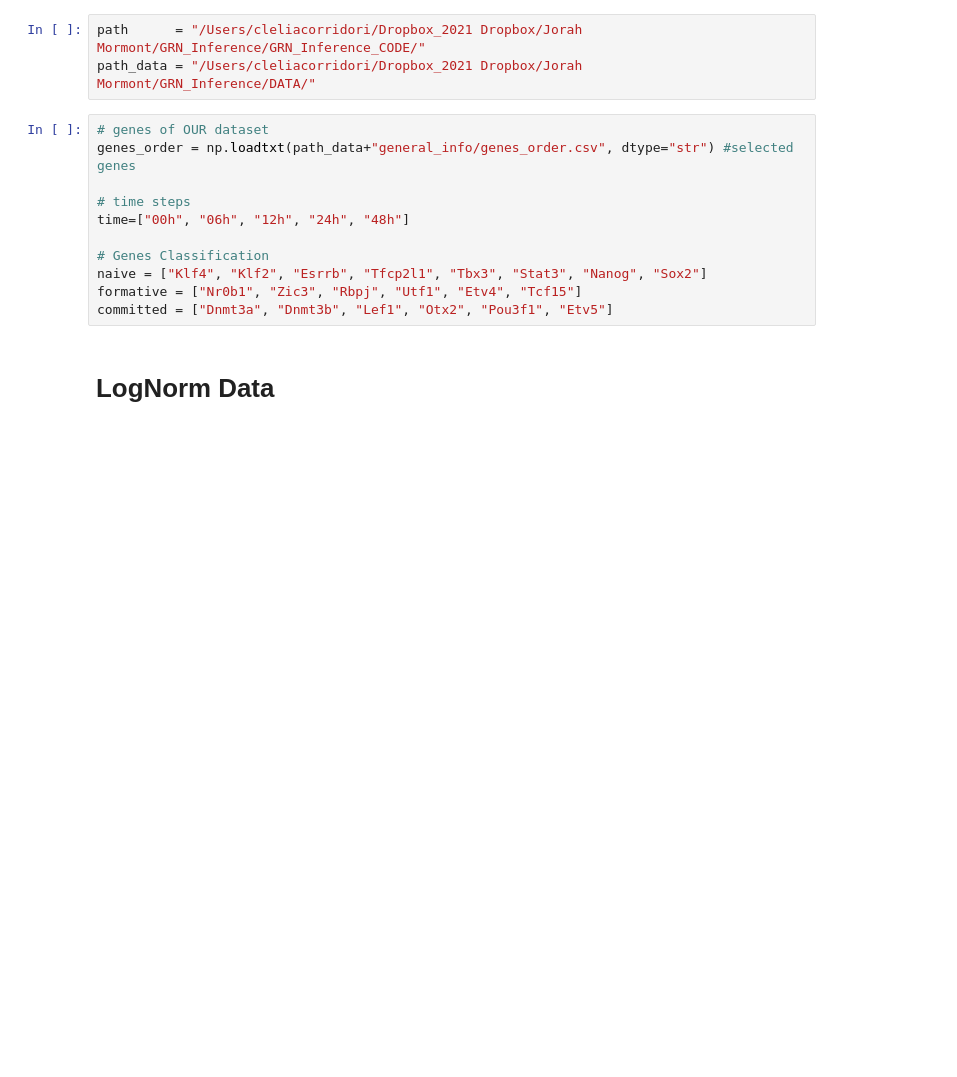
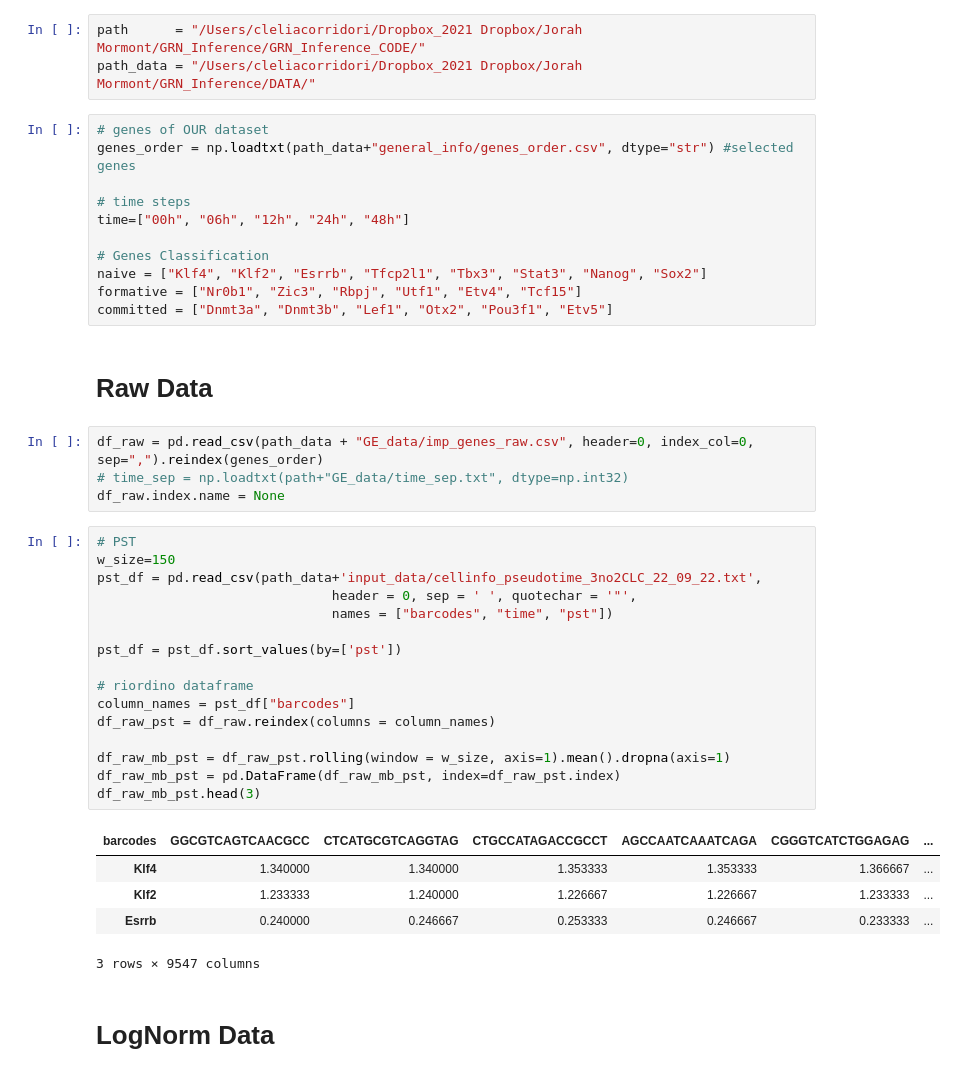
Before and after one commit to CleliaCorridori/GRN_Inference_CODE, a Jupyter notebook: Data_Processing.ipynb, the cells around one changed output. Drawn from its saved outputs; the diff is of its cells as text; blank space fills up the shorter version.

```diff
--- a/Data_Processing.ipynb
+++ b/Data_Processing.ipynb
@@ -53,6 +53,34 @@ time=["00h", "06h", "12h", "24h", "48h"]
 naive = ["Klf4", "Klf2", "Esrrb", "Tfcp2l1", "Tbx3", "Stat3", "Nanog", "Sox2"]
 formative = ["Nr0b1", "Zic3", "Rbpj", "Utf1", "Etv4", "Tcf15"]
 committed = ["Dnmt3a", "Dnmt3b", "Lef1", "Otx2", "Pou3f1", "Etv5"]
+# %% [markdown]
+# Raw Data
+# %%
+df_raw = pd.read_csv(path_data + "GE_data/imp_genes_raw.csv", header=0, index_col=0, sep=",").reindex(genes_order)
+# time_sep = np.loadtxt(path+"GE_data/time_sep.txt", dtype=np.int32)
+df_raw.index.name = None
+# %%
+# PST
+w_size=150
+pst_df = pd.read_csv(path_data+'input_data/cellinfo_pseudotime_3no2CLC_22_09_22.txt',
+                              header = 0, sep = ' ', quotechar = '"',
+                              names = ["barcodes", "time", "pst"])
+
+pst_df = pst_df.sort_values(by=['pst'])
+
+# riordino dataframe
+column_names = pst_df["barcodes"]
+df_raw_pst = df_raw.reindex(columns = column_names)
+
+df_raw_mb_pst = df_raw_pst.rolling(window = w_size, axis=1).mean().dropna(axis=1)
+df_raw_mb_pst = pd.DataFrame(df_raw_mb_pst, index=df_raw_pst.index)
+df_raw_mb_pst.head(3)
+# %% [output]
+| barcodes | GGCGTCAGTCAACGCC | CTCATGCGTCAGGTAG | CTGCCATAGACCGCCT | AGCCAATCAAATCAGA | CGGGTCATCTGGAGAG | ... |
+| Klf4 | 1.340000 | 1.340000 | 1.353333 | 1.353333 | 1.366667 | ... |
+| Klf2 | 1.233333 | 1.240000 | 1.226667 | 1.226667 | 1.233333 | ... |
+| Esrrb | 0.240000 | 0.246667 | 0.253333 | 0.246667 | 0.233333 | ... |
+3 rows × 9547 columns
 # %% [markdown]
 # LogNorm Data
 # %%
```
Also changed, not shown: parts of 8 cells of this notebook, 3 other files.
